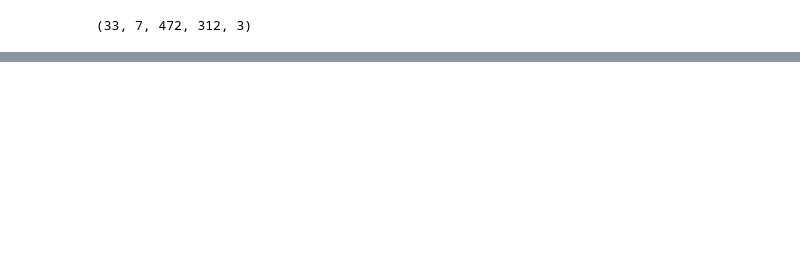
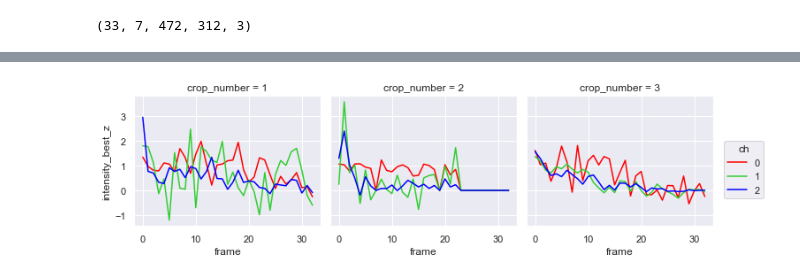
Before and after one commit to Colorado-State-University-Stasevich-Lab/croparray, a Jupyter notebook: notebooks/WorkingWithTrackArrays.ipynb, the cells around one changed output, grey strips where cells are left out. Drawn from its saved outputs; the diff is of its cells as text; code cells hidden in the pictures; blank space fills up the shorter version.

```diff
--- a/notebooks/WorkingWithTrackArrays.ipynb
+++ b/notebooks/WorkingWithTrackArrays.ipynb
@@ -563,0 +171,10 @@ ta.napari_viewer(np.hstack(np.mean(array_to_crops(smart_z),axis=1)),[1,1],int_ra
+# %%
+disk = my_ds.intensity_best_z.where(lambda x: x.x**2 + x.y**2 <= 3**2).mean(dim=['x','y'])
+donut = my_ds.intensity_best_z.where(lambda x: (x.x**2 + x.y**2 >= 5**2) & (x.x**2 + x.y**2 < 6**2)).mean(dim=['x','y'])
+my_signal = disk - donut
+my_signal_norm = ( my_signal-my_signal.sel(frame=slice(30,33)).mean('frame') )/( my_signal.sel(frame=slice(0,4)).mean('frame')-my_signal.sel(frame=slice(30,33)).mean('frame') )
+# %%
+sns.set_palette(['red','limegreen','blue'])
+g=my_signal_norm.sel(crop_number=slice(1,3)).plot(col='crop_number',hue='ch')
+# %% [output]
+[figure, added]
```
Also changed, not shown: parts of 138 cells of this notebook, 4 other files.
